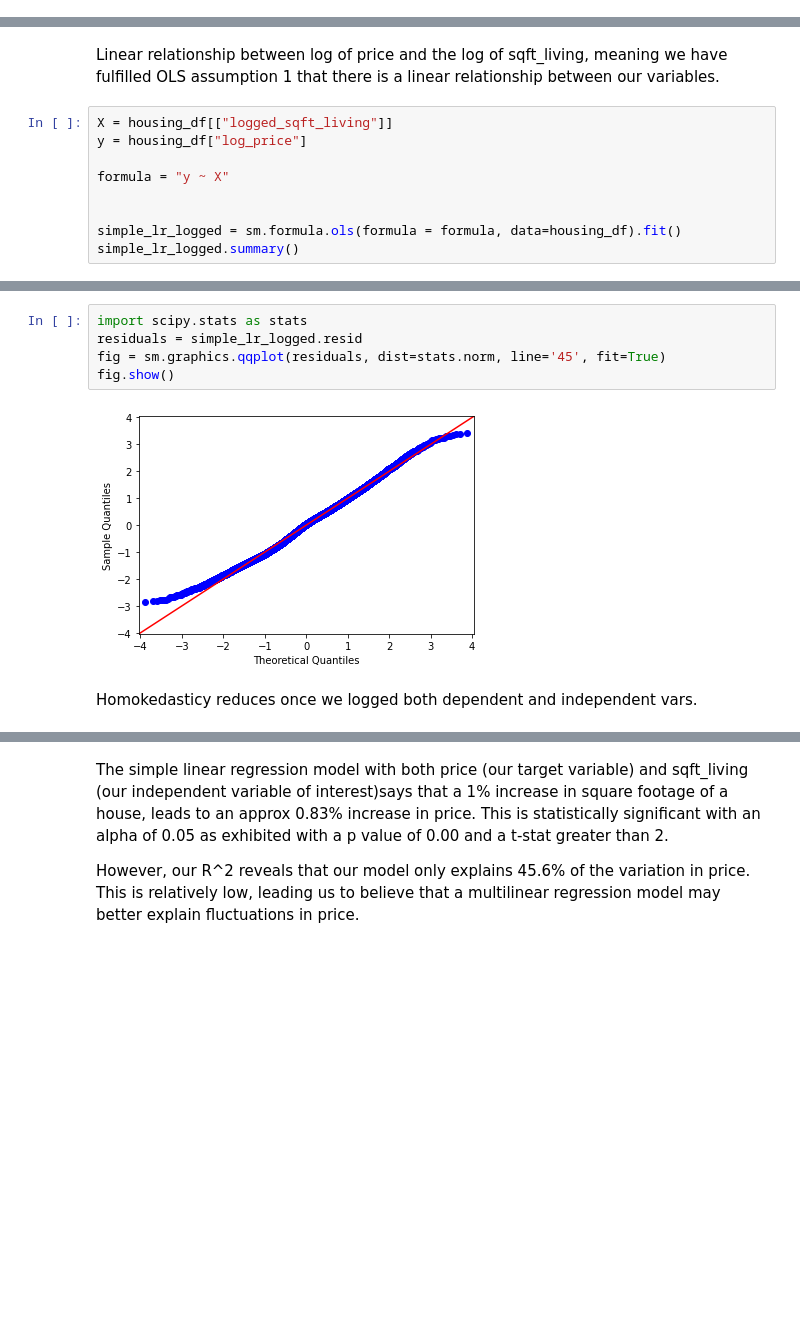
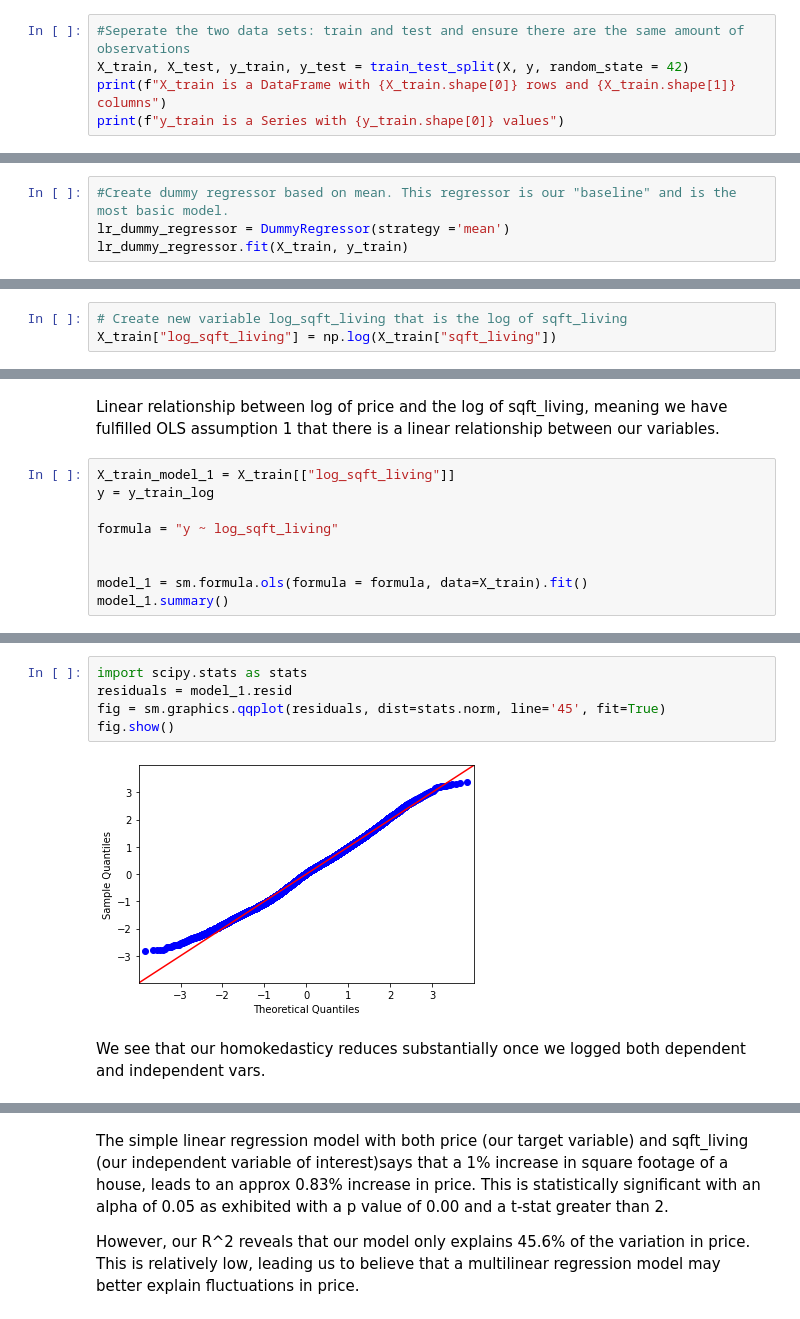
Before and after one commit to mboland23/dsc-phase-2-project-v2-3, a Jupyter notebook: Meg_Working_Notebook.ipynb, the cells around one changed output, grey strips where cells are left out. Saved outputs shown, nothing was run; the diff lists cells and outputs as text; blank space fills up the shorter version.

```diff
--- a/Meg_Working_Notebook.ipynb
+++ b/Meg_Working_Notebook.ipynb
@@ -506,0 +520,5 @@ Name: waterfront, dtype: int64
+# %%
+#Seperate the two data sets: train and test and ensure there are the same amount of observations
+X_train, X_test, y_train, y_test = train_test_split(X, y, random_state = 42)
+print(f"X_train is a DataFrame with {X_train.shape[0]} rows and {X_train.shape[1]} columns")
+print(f"y_train is a Series with {y_train.shape[0]} values")
@@ -506,0 +543,4 @@ Name: waterfront, dtype: int64
+# %%
+#Create dummy regressor based on mean. This regressor is our "baseline" and is the most basic model.
+lr_dummy_regressor = DummyRegressor(strategy ='mean')
+lr_dummy_regressor.fit(X_train, y_train)
@@ -624,0 +690,3 @@ plt.scatter(housing_df["logged_sqft_living"], housing_df["log_price"]);
+# %%
+# Create new variable log_sqft_living that is the log of sqft_living
+X_train["log_sqft_living"] = np.log(X_train["sqft_living"])
@@ -625,13 +700,13 @@ plt.scatter(housing_df["logged_sqft_living"], housing_df["log_price"]);
 # %% [markdown]
 Linear relationship between log of price and the log of sqft_living, meaning we have fulfilled OLS assumption 1 that there is a linear relationship between our variables.
 # %%
-X = housing_df[["logged_sqft_living"]]
-y = housing_df["log_price"]
+X_train_model_1 = X_train[["log_sqft_living"]]
+y = y_train_log
 
-formula = "y ~ X"
+formula = "y ~ log_sqft_living"
 
 
-simple_lr_logged = sm.formula.ols(formula = formula, data=housing_df).fit()
-simple_lr_logged.summary()
+model_1 = sm.formula.ols(formula = formula, data=X_train).fit()
+model_1.summary()
 # %% [output]
 OLS Regression Results
@@ -662,9 +737,9 @@ plt.show()
 # %%
 import scipy.stats as stats
-residuals = simple_lr_logged.resid
+residuals = model_1.resid
 fig = sm.graphics.qqplot(residuals, dist=stats.norm, line='45', fit=True)
 fig.show()
 # %% [output]
-[figure, old version]
+[figure, new version]
 # %% [markdown]
-Homokedasticy reduces once we logged both dependent and independent vars.
+We see that our homokedasticy reduces substantially once we logged both dependent and independent vars.
```
Also changed, not shown: parts of 96 cells of this notebook.
